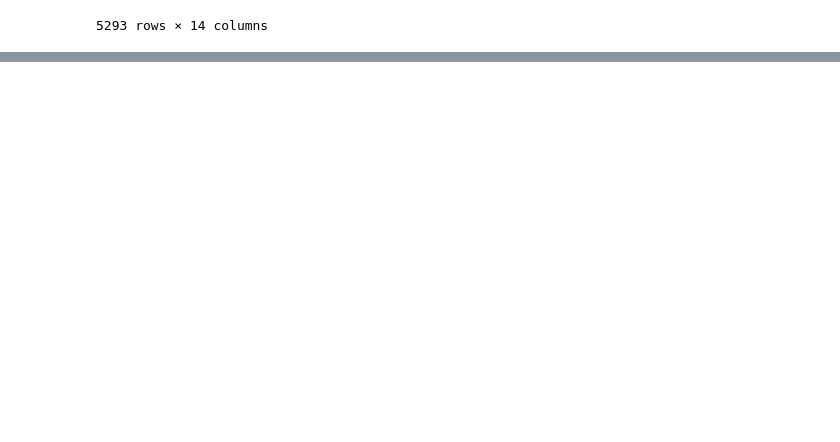
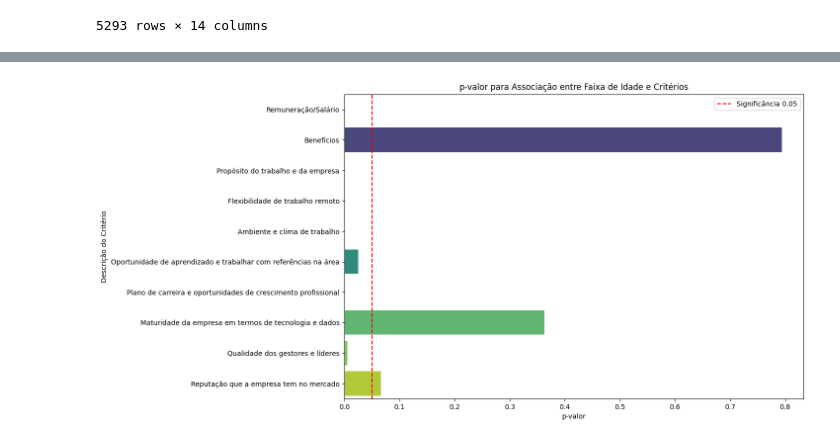
Before and after one commit to ericksalignac/Projeto-Integrador-1, a Jupyter notebook: state-of-data-analysis.ipynb, the cells around one changed output, grey strips where cells are left out. Cells and saved outputs as stored; diff of their text form; code cells hidden in the pictures; blank space fills up the shorter version.

Commit message:
Kaggle Notebook | state_of_data_analysis | Version 2

```diff
--- a/state-of-data-analysis.ipynb
+++ b/state-of-data-analysis.ipynb
@@ -128,3 +128,35 @@ df_p1
 | 5291 | 30-34 | NaN | Não responderam | NaN | NaN | NaN | NaN | NaN | NaN | NaN | NaN | ... |
 | 5292 | 30-34 | NaN | Não responderam | NaN | NaN | NaN | NaN | NaN | NaN | NaN | NaN | ... |
 5293 rows × 14 columns
+# %%
+df_p1.rename(columns = {'P1_a_1':'Faixa_Idade'}, inplace=True)
+# %%
+df_idade_criterios = df_p1[['Faixa_Idade', 'P2_o_1', 'P2_o_2', 'P2_o_3', 'P2_o_4', 'P2_o_5', 'P2_o_6', 'P2_o_7', 'P2_o_8', 'P2_o_9', 'P2_o_10']]
+# %%
+from scipy.stats import chi2_contingency
+import pandas as pd
+
+# Iterar sobre cada coluna de critério
+resultados = []
+
+# Excluir a coluna 'Faixa_Idade' da lista de critérios
+criterios = [col for col in df_idade_criterios.columns if col != 'Faixa_Idade']
+
+for criterio in criterios:
+    # Criar tabela de contingência
+    tabela_contingencia = pd.crosstab(df_idade_criterios['Faixa_Idade'], df_idade_criterios[criterio])
+
+    # Realizar o teste Qui-Quadrado
+    chi2, p, dof, expected = chi2_contingency(tabela_contingencia)
+
+    # Armazenar resultados
+    resultados.append({
+        'Critério': criterio,
+        'Estatística Qui-Quadrado': chi2,
+        'p-valor': p
+    })
+
+# Criar DataFrame com resultados
+resultados_df = pd.DataFrame(resultados)
+
+print(resultados_df)
@@ -130,0 +175,14 @@ df_p1
+# %%
+resultados_df['Descrição'] = resultados_df['Critério'].map(dict_cols)
+
+# Plotar o gráfico com as descrições das colunas
+plt.figure(figsize=(12, 8))
+sns.barplot(data=resultados_df, x='p-valor', y='Descrição', palette='viridis')
+plt.axvline(x=0.05, color='red', linestyle='--', label='Significância 0.05')
+plt.title('p-valor para Associação entre Faixa de Idade e Critérios')
+plt.xlabel('p-valor')
+plt.ylabel('Descrição do Critério')
+plt.legend()
+plt.show()
+# %% [output]
+[figure, added]
```
Also changed, not shown: parts of 10 cells of this notebook.
